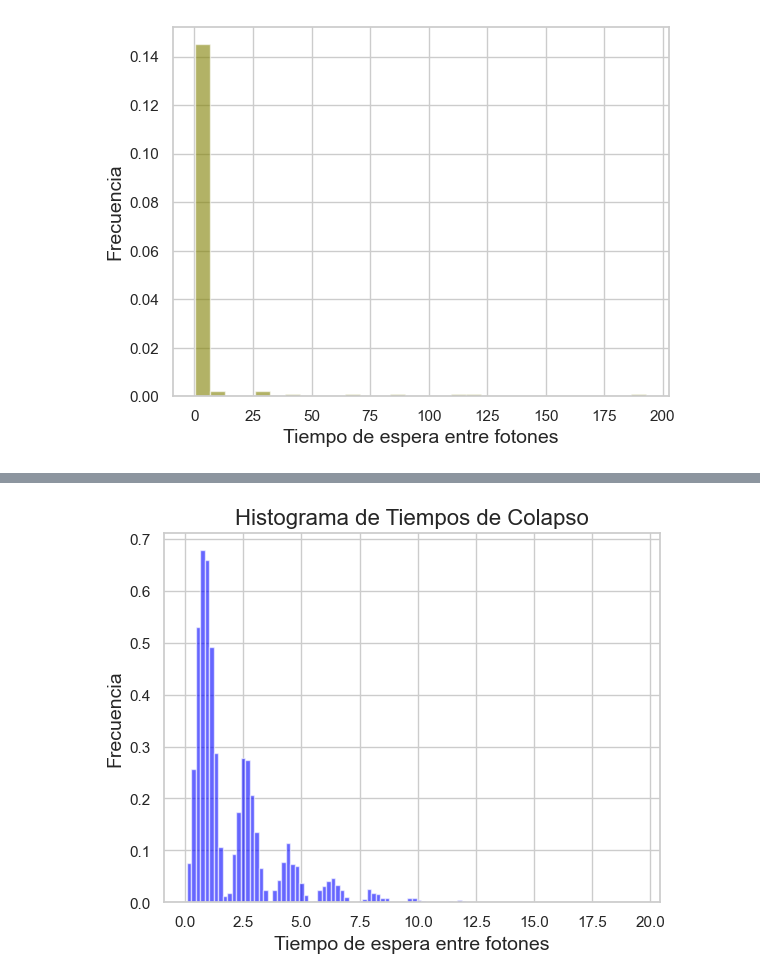
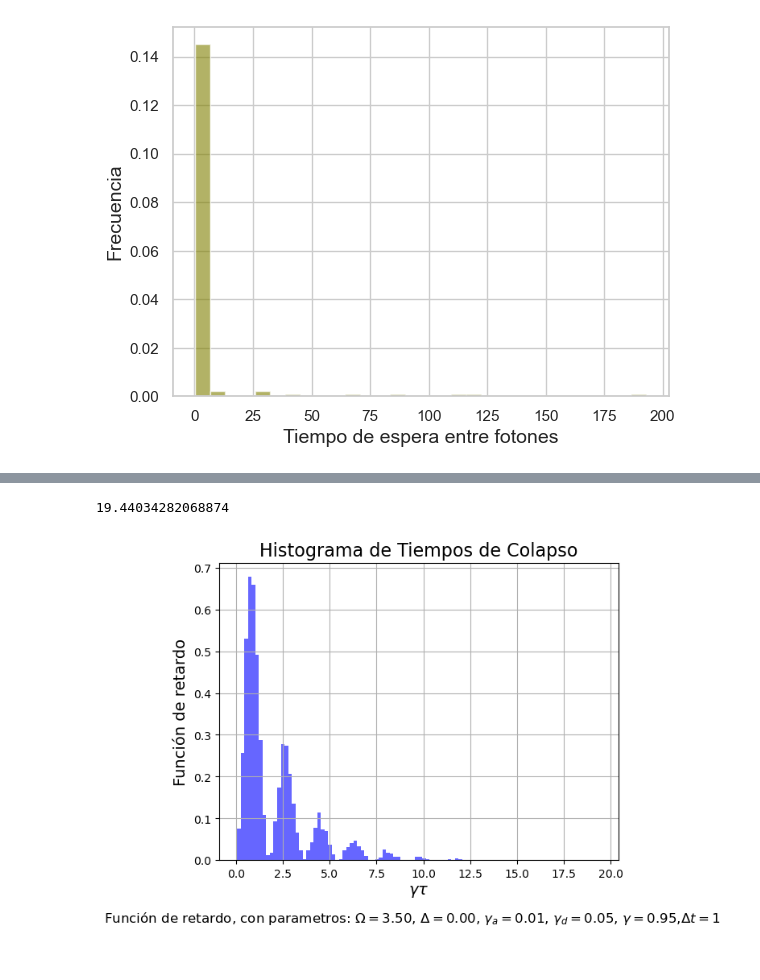
Before and after one commit to LKelvin26/FRI, a Jupyter notebook: Distribución de tiempos de espera.ipynb, the cells around one changed output, grey strips where cells are left out. Saved outputs shown, nothing was run; the diff lists cells and outputs as text; code cells hidden in the pictures.

```diff
--- a/Distribución de tiempos de espera.ipynb
+++ b/Distribución de tiempos de espera.ipynb
@@ -113,32 +149,4 @@ plt.show()
 # %%
-from qutip import *
-import numpy as np
-import matplotlib.pyplot as plt
-
-NF = 3
-Kg = basis(NF, 2)
-Ka = basis(NF, 1)
-Ke = basis(NF, 0)
-
-# Estado inicial
-psi0 = Kg
-
-# Definición de operadores de colapso y Hamiltoniano
-Aaa = Ka*Ka.dag()
-Aee = Ke*Ke.dag()
-Agg = Kg*Kg.dag()
-Aeg = Ke*Kg.dag()
-Aag = Ka*Kg.dag()
-Aea = Ke*Ka.dag()
-Aae = Ka*Ke.dag()
-Aga = Kg*Ka.dag()
-Age = Kg*Ke.dag()
-
-Omega = 3.5  # Frecuencia de Rabi
-Delta = 0    # Desintonía
-ga = 0.015
-gd = 0.05
-g = 0.95
 
 # Operadores de colapso
 Ceg = np.sqrt(g) * Age
@@ -211,19 +219,25 @@ df.to_csv('collapse_times.csv', index=False)
 # %%
 import pandas as pd
 import matplotlib.pyplot as plt
-
+deltat=1
 # Cargar el archivo collapse_times.csv desde la misma carpeta
 df = pd.read_csv('collapse_times.csv')
 
 # Extraer los tiempos de colapso
 collapse_times = df['Tiempo de colapso']
-
+print(max(collapse_times))
 # Crear el histograma
 plt.hist(collapse_times, bins=100, density=True, alpha=0.6, color='blue')
-plt.xlabel("Tiempo de espera entre fotones", fontsize=14)
-plt.ylabel("Frecuencia", fontsize=14)
+plt.xlabel(r"$\gamma \tau$", fontsize=14)
+plt.ylabel("Función de retardo", fontsize=14)
 plt.title("Histograma de Tiempos de Colapso", fontsize=16)
+plt.figtext(0.5, -0.05,
+            r'Función de retardo, con parametros: '
+            r'$\Omega = %.2f$, $\Delta = %.2f$, $\gamma_a = %.2f$, $\gamma_d = %.2f$, $\gamma = %.2f$,$\Delta t = %i$' % (Omega, Delta, ga, gd, g,deltat),
+            ha='center', fontsize=12)
 plt.grid(True)
 plt.show()
+#
 # %% [output]
+19.44034282068874
-[figure, old version]
+[figure, new version]
```
Also changed, not shown: parts of 4 cells of this notebook, 5 other files.
